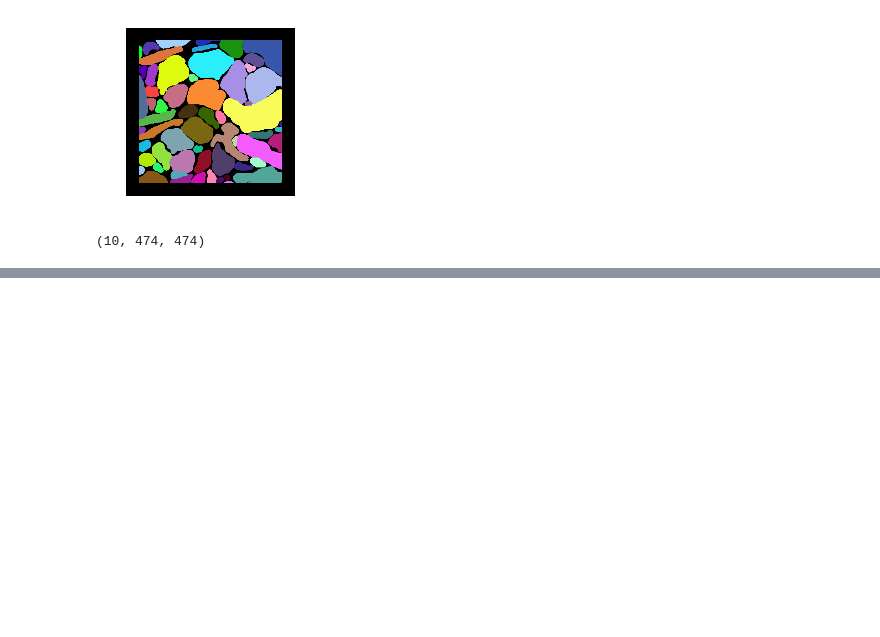
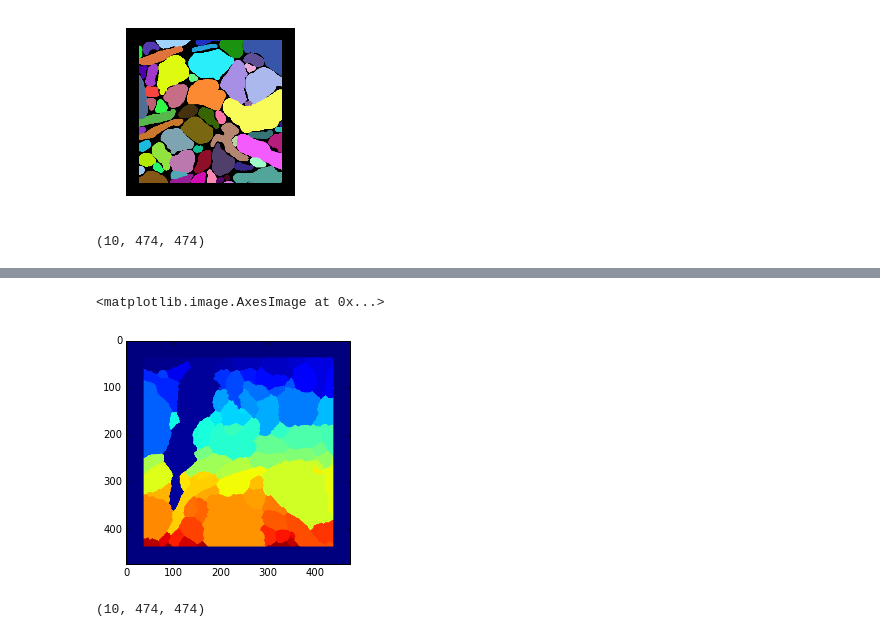
Before and after one commit to VCG/gp, a Jupyter notebook: ipy_test/DOJOFocusedProofreading.ipynb, the cells around one changed output, grey strips where cells are left out. Drawn from its saved outputs; the diff is of its cells as text; code cells hidden in the pictures; blank space fills up the shorter version.

```diff
--- a/ipy_test/DOJOFocusedProofreading.ipynb
+++ b/ipy_test/DOJOFocusedProofreading.ipynb
@@ -92,0 +103,5 @@ for z in range(10):
+# %%
+imshow(rhoana[2])
+# %% [output]
+<matplotlib.image.AxesImage at 0x...>
+[figure, added]
@@ -92,0 +145,4 @@ for z in range(10):
+# %%
+fpseg.shape
+# %% [output]
+(10, 474, 474)
```
Also changed, not shown: parts of 13 cells of this notebook, 9 other files.
